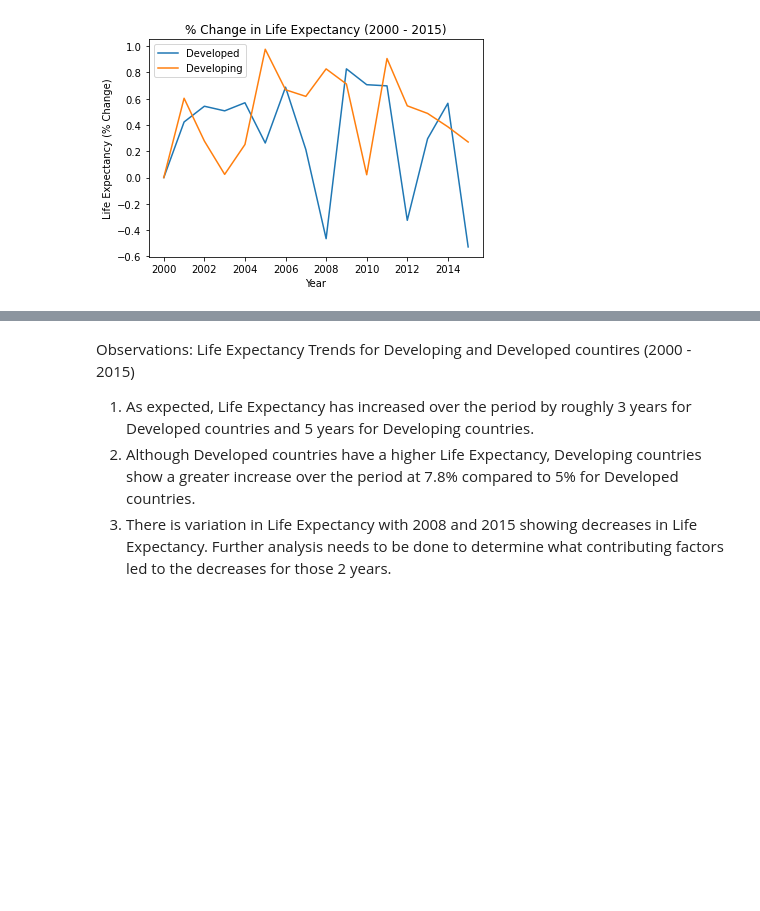
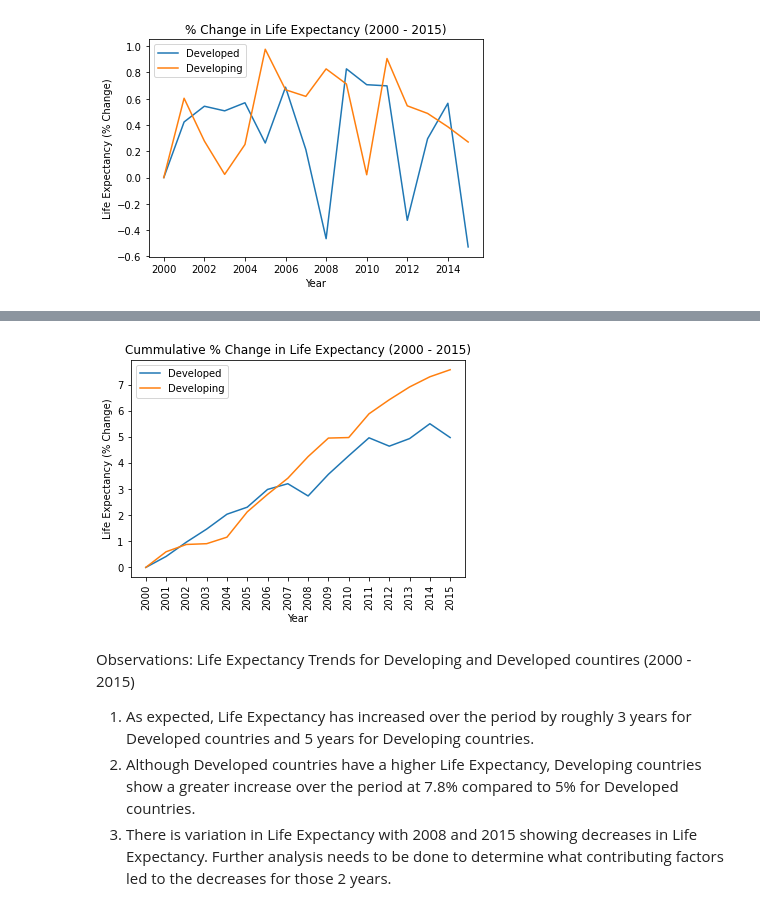
Before and after one commit to joshuadroid/tiger_team_project, a Jupyter notebook: tiger_life.ipynb, the cells around one changed output, grey strips where cells are left out. Cells and saved outputs as stored; diff of their text form; code cells hidden in the pictures; blank space fills up the shorter version.

```diff
--- a/tiger_life.ipynb
+++ b/tiger_life.ipynb
@@ -119,3 +243,12 @@ plt.savefig("Life Expectancy % Change.png")
 plt.show()
 # %% [output]
 [figure]
+# %%
+pct_cumm_change = pct_change
+
+pct_cumm_change['developed_cum_percent'] = round(pct_cumm_change['Developed'].cumsum(),2)
+pct_cumm_change['developing_cum_percent'] = round(pct_cumm_change['Developing'].cumsum(),2)
+
+pct_cumm_change = pct_cumm_change.drop(['Developed', 'Developing'],axis=1)
+
+pct_cumm_change
@@ -122,3 +274,16 @@ plt.show()
+# %%
+plt.plot(pct_cumm_change)
+plt.title("Cummulative % Change in Life Expectancy (2000 - 2015)")
+plt.xlabel("Year")
+plt.ylabel("Life Expectancy (% Change)")
+plt.legend(['Developed', 'Developing'], loc="best")
+plt.xticks(list(pct_cumm_change.index), rotation=90)
+
+plt.savefig("Life Expectancy % Cumm Change.png")
+
+plt.show()
+# %% [output]
+[figure, added]
 # %% [markdown]
 Observations: Life Expectancy Trends for Developing and Developed countires (2000 - 2015)
 
```
Also changed, not shown: parts of 8 cells of this notebook, 1 other file.
